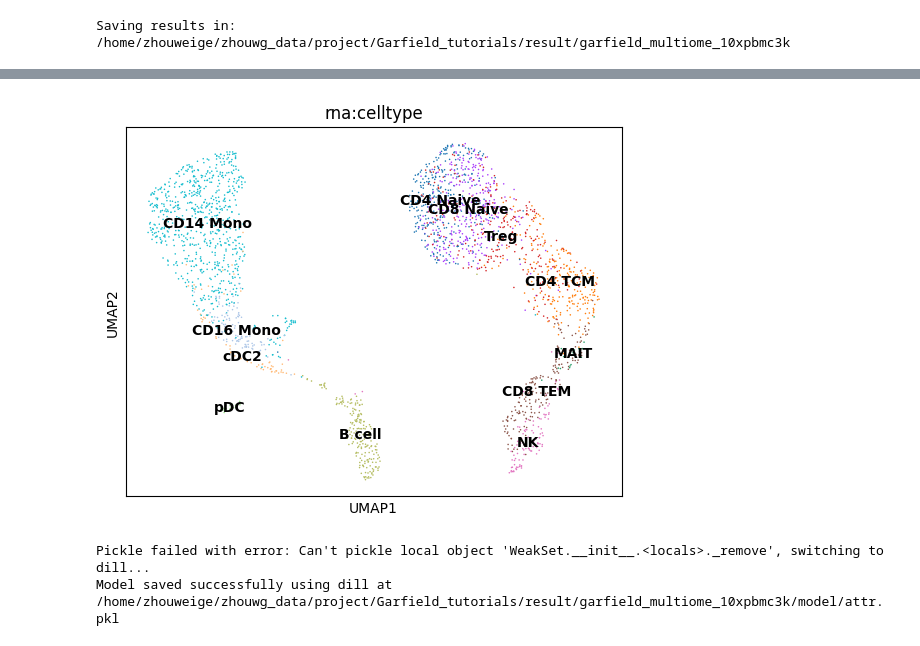
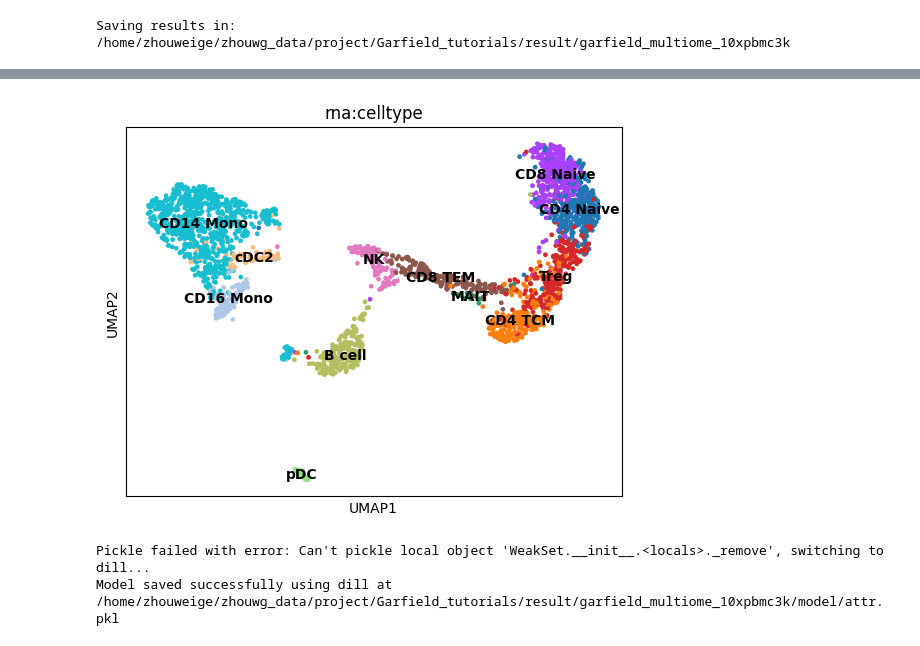
Before and after one commit to zhou-1314/Garfield, a Jupyter notebook: docs/source/tutorial/03.10x_pbmc_paired_scMulti_analysis.ipynb, the cells around one changed output, grey strips where cells are left out. Drawn from its saved outputs; the diff is of its cells as text; code cells hidden in the pictures.

```diff
--- a/docs/source/tutorial/03.10x_pbmc_paired_scMulti_analysis.ipynb
+++ b/docs/source/tutorial/03.10x_pbmc_paired_scMulti_analysis.ipynb
@@ -68,7 +69,6 @@ user_config = dict(
     sub_data_type=['rna', 'atac'],
     sample_col=None,  # Specify columns for batch, only one batch, so set `None`
     weight=0.8,
-
     ## Preprocessing options
     genome='hg38',
     use_gene_weight=True,
@@ -85,14 +85,13 @@ user_config = dict(
     metric='euclidean',
     svd_solver='arpack',
     # datasets
+    used_pca_feat=True,
     adj_key='connectivities',
-
     # data split parameters
     edge_val_ratio=0.1,
     edge_test_ratio=0.,
     node_val_ratio=0.1,
     node_test_ratio=0.,
-
     ## Model options
     augment_type='svd',
     svd_q=5,
@@ -120,8 +119,9 @@ user_config = dict(
     include_gene_expr_recon_loss=True,
     lambda_latent_contrastive_instanceloss=1.0,
     lambda_latent_contrastive_clusterloss=0.5,
-    lambda_gene_expr_recon=500., # To make the model more focused on learning expression features, increase this parameter.
-    lambda_edge_recon=300., # To make the model more focused on learning Adjacency graph features, increase this parameter.
+    lambda_gene_expr_recon=1., # To make the model more focused on learning expression features, increase this parameter.
+    lambda_edge_recon=5., # To make the model more focused on learning Adjacency graph features, increase this parameter.
+    lambda_latent_adj_recon_loss=1.0,
     lambda_omics_recon_mmd_loss=3., # If the integration is not strong enough, increase it.
     # train parameters
     n_epochs_no_edge_recon=0,
@@ -134,6 +134,7 @@ user_config = dict(
     use_early_stopping=True,
     early_stopping_kwargs=None,
     monitor=True,
+    device_id=1,
     seed=2024,
     verbose=True
 )
@@ -205,3 +217,3 @@ sc.pl.umap(model.adata, color=['rna:celltype'], show=True, size=3)
 # %%
-sc.pl.umap(model.adata, color=[ 'rna:celltype'], show=True, size=5, legend_loc='on data')
+sc.pl.umap(model.adata, color=[ 'rna:celltype'], show=True, legend_loc='on data')
 # %% [output]
@@ -209,4 +220,4 @@ sc.pl.umap(model.adata, color=[ 'rna:celltype'], show=True, size=5, legend_loc='
-[figure, old version]
+[figure, new version]
 # %%
 # Save trained model
 model_folder_path = f"{workdir}/model"
```
Also changed, not shown: parts of 6 cells of this notebook, 20 other files.
